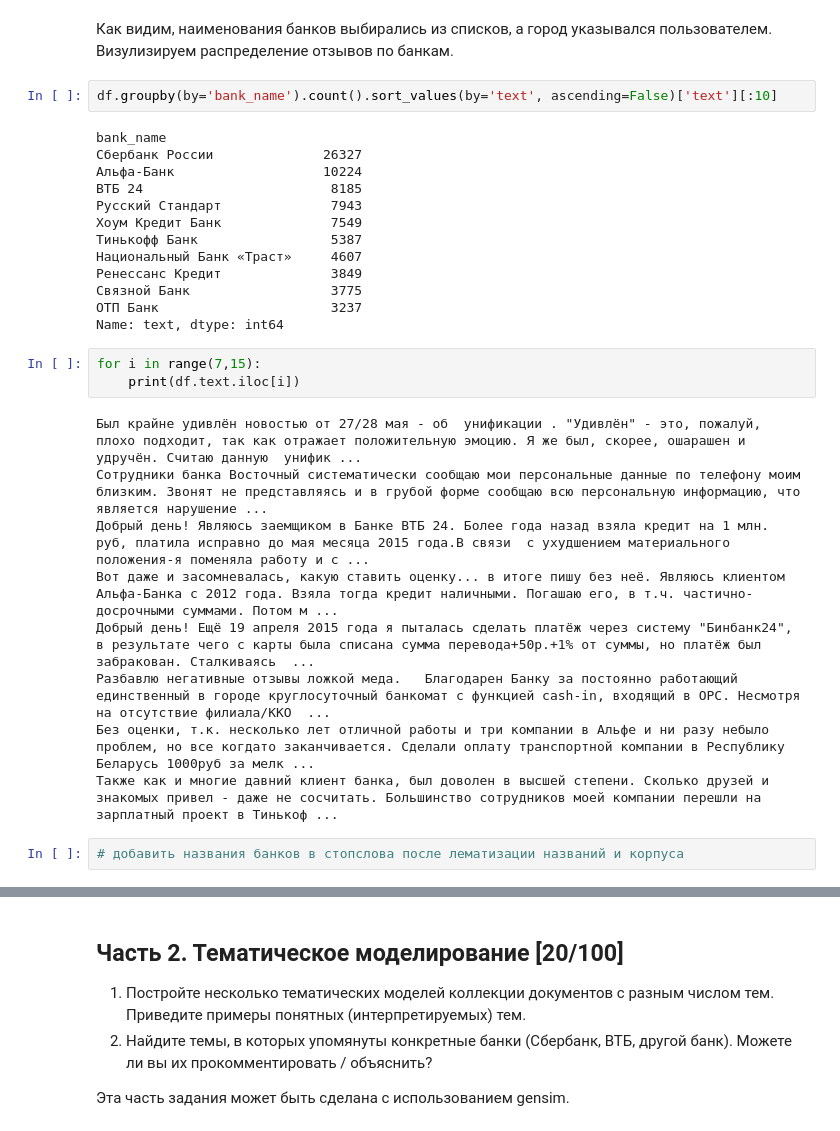
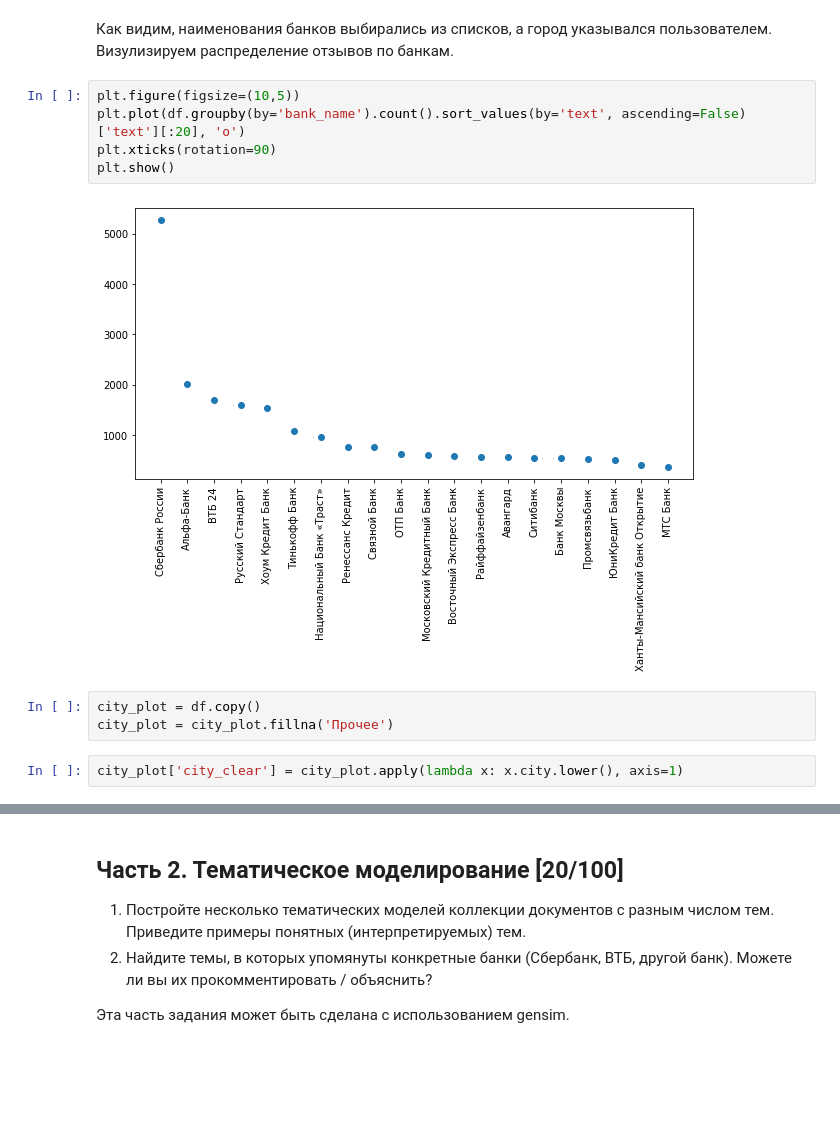
Before and after one commit to pastashkin/netology_ml, a Jupyter notebook: nlp/hw1 (banki_tm&classif).ipynb, the cells around one changed output, grey strips where cells are left out. Cells and saved outputs as stored; diff of their text form; blank space fills up the shorter version.

```diff
--- a/nlp/hw1 (banki_tm&classif).ipynb
+++ b/nlp/hw1 (banki_tm&classif).ipynb
@@ -106,31 +114,14 @@ array(['г.  (Красногорск)', 'г.  (Москва)', 'г.  (Росси
 # %% [markdown]
 Как видим, наименования банков выбирались из списков, а город указывался пользователем. Визулизируем распределение отзывов по банкам.
 # %%
-df.groupby(by='bank_name').count().sort_values(by='text', ascending=False)['text'][:10]
+plt.figure(figsize=(10,5))
+plt.plot(df.groupby(by='bank_name').count().sort_values(by='text', ascending=False)['text'][:20], 'o')
+plt.xticks(rotation=90)
+plt.show()
 # %% [output]
-bank_name
-Сбербанк России              26327
-Альфа-Банк                   10224
-ВТБ 24                        8185
-Русский Стандарт              7943
-Хоум Кредит Банк              7549
-Тинькофф Банк                 5387
-Национальный Банк «Траст»     4607
-Ренессанс Кредит              3849
-Связной Банк                  3775
-ОТП Банк                      3237
-Name: text, dtype: int64
+[figure, added]
-# %%
-for i in range(7,15):
-    print(df.text.iloc[i])
-# %% [output]
-Был крайне удивлён новостью от 27/28 мая - об  унификации . "Удивлён" - это, пожалуй, плохо подходит, так как отражает положительную эмоцию. Я же был, скорее, ошарашен и удручён. Считаю данную  унифик ...
-Сотрудники банка Восточный систематически сообщаю мои персональные данные по телефону моим близким. Звонят не представляясь и в грубой форме сообщаю всю персональную информацию, что является нарушение ...
-Добрый день! Являюсь заемщиком в Банке ВТБ 24. Более года назад взяла кредит на 1 млн. руб, платила исправно до мая месяца 2015 года.В связи  с ухудшением материального положения-я поменяла работу и с ...
-Вот даже и засомневалась, какую ставить оценку... в итоге пишу без неё. Являюсь клиентом Альфа-Банка с 2012 года. Взяла тогда кредит наличными. Погашаю его, в т.ч. частично-досрочными суммами. Потом м ...
-Добрый день! Ещё 19 апреля 2015 года я пыталась сделать платёж через систему "Бинбанк24", в результате чего с карты была списана сумма перевода+50р.+1% от суммы, но платёж был забракован. Сталкиваясь  ...
-Разбавлю негативные отзывы ложкой меда.   Благодарен Банку за постоянно работающий единственный в городе круглосуточный банкомат с функцией cash-in, входящий в ОРС. Несмотря на отсутствие филиала/ККО  ...
-Без оценки, т.к. несколько лет отличной работы и три компании в Альфе и ни разу небыло проблем, но все когдато заканчивается. Сделали оплату транспортной компании в Республику Беларусь 1000руб за мелк ...
-Также как и многие давний клиент банка, был доволен в высшей степени. Сколько друзей и знакомых привел - даже не сосчитать. Большинство сотрудников моей компании перешли на зарплатный проект в Тинькоф ...
-# %%
-# добавить названия банков в стопслова после лематизации названий и корпуса
+# %%
+city_plot = df.copy()
+city_plot = city_plot.fillna('Прочее')
+# %%
+city_plot['city_clear'] = city_plot.apply(lambda x: x.city.lower(), axis=1)
```
Also changed, not shown: parts of 98 cells of this notebook.
